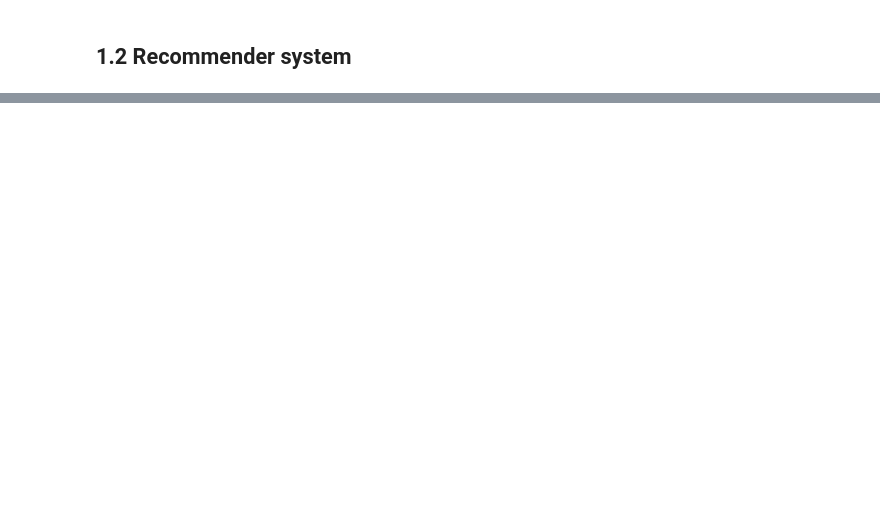
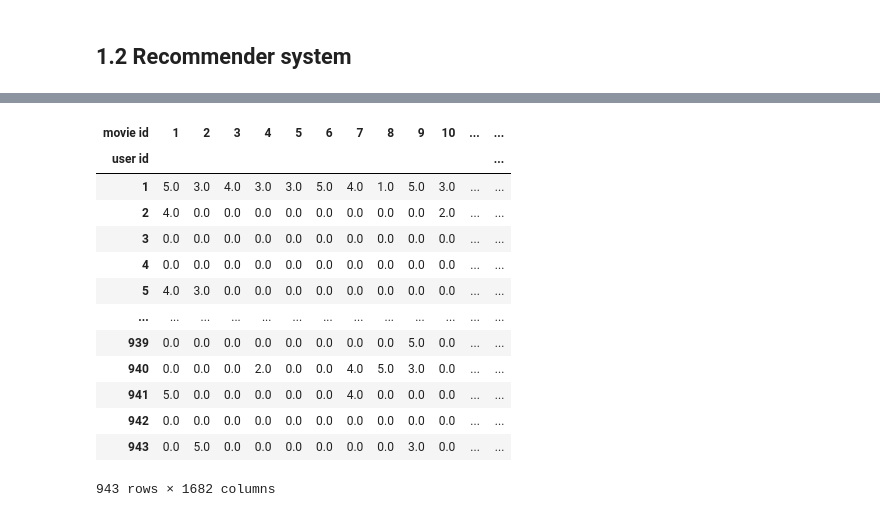
Before and after one commit to idf-io/ML-Essentials_Uni-Heidelberg, a Jupyter notebook: exercises/exercise08_Recommender-system/nmf.ipynb, the cells around one changed output, grey strips where cells are left out. Saved outputs shown, nothing was run; the diff lists cells and outputs as text; code cells hidden in the pictures; blank space fills up the shorter version.

```diff
--- a/exercises/exercise08_Recommender-system/nmf.ipynb
+++ b/exercises/exercise08_Recommender-system/nmf.ipynb
@@ -130,2 +167,20 @@ H_skl = model.components_
 # %% [markdown]
 ## 1.2 Recommender system
+# %%
+# column headers for the dataset
+ratings_cols = ['user id','movie id','rating','timestamp']
+movies_cols = ['movie id','movie title','release date',
+               'video release date','IMDb URL','unknown','Action',
+               'Adventure','Animation','Childrens','Comedy','Crime',
+               'Documentary','Drama','Fantasy','Film-Noir','Horror',
+               'Musical','Mystery','Romance','Sci-Fi','Thriller',
+               'War','Western']
+users_cols = ['user id','age','gender','occupation',
+              'zip code']
+
+users = pd.read_csv('movielens-100k/ml-100k/u.user', sep='|',
+                    names=users_cols, encoding='latin-1')
+movies = pd.read_csv('movielens-100k/ml-100k/u.item', sep='|',
+                     names=movies_cols,  encoding='latin-1')
+ratings = pd.read_csv('movielens-100k/ml-100k/u.data', sep='\t',
+                      names=ratings_cols, encoding='latin-1')
@@ -131,0 +235,21 @@ H_skl = model.components_
+# %%
+# create a joint ratings dataframe for the matrix
+fill_value = 0
+rat_df = ratings.pivot(index='user id',
+                       columns='movie id', values='rating').fillna(fill_value)
+rat_df
+# %% [output]
+| movie id | 1 | 2 | 3 | 4 | 5 | 6 | 7 | 8 | 9 | 10 | ... | ... |
+| user id |  |  |  |  |  |  |  |  |  |  |  | ... |
+| 1 | 5.0 | 3.0 | 4.0 | 3.0 | 3.0 | 5.0 | 4.0 | 1.0 | 5.0 | 3.0 | ... | ... |
+| 2 | 4.0 | 0.0 | 0.0 | 0.0 | 0.0 | 0.0 | 0.0 | 0.0 | 0.0 | 2.0 | ... | ... |
+| 3 | 0.0 | 0.0 | 0.0 | 0.0 | 0.0 | 0.0 | 0.0 | 0.0 | 0.0 | 0.0 | ... | ... |
+| 4 | 0.0 | 0.0 | 0.0 | 0.0 | 0.0 | 0.0 | 0.0 | 0.0 | 0.0 | 0.0 | ... | ... |
+| 5 | 4.0 | 3.0 | 0.0 | 0.0 | 0.0 | 0.0 | 0.0 | 0.0 | 0.0 | 0.0 | ... | ... |
+| ... | ... | ... | ... | ... | ... | ... | ... | ... | ... | ... | ... | ... |
+| 939 | 0.0 | 0.0 | 0.0 | 0.0 | 0.0 | 0.0 | 0.0 | 0.0 | 5.0 | 0.0 | ... | ... |
+| 940 | 0.0 | 0.0 | 0.0 | 2.0 | 0.0 | 0.0 | 4.0 | 5.0 | 3.0 | 0.0 | ... | ... |
+| 941 | 5.0 | 0.0 | 0.0 | 0.0 | 0.0 | 0.0 | 4.0 | 0.0 | 0.0 | 0.0 | ... | ... |
+| 942 | 0.0 | 0.0 | 0.0 | 0.0 | 0.0 | 0.0 | 0.0 | 0.0 | 0.0 | 0.0 | ... | ... |
+| 943 | 0.0 | 5.0 | 0.0 | 0.0 | 0.0 | 0.0 | 0.0 | 0.0 | 3.0 | 0.0 | ... | ... |
+943 rows × 1682 columns
```
Also changed, not shown: parts of 20 cells of this notebook, 1 other file.
